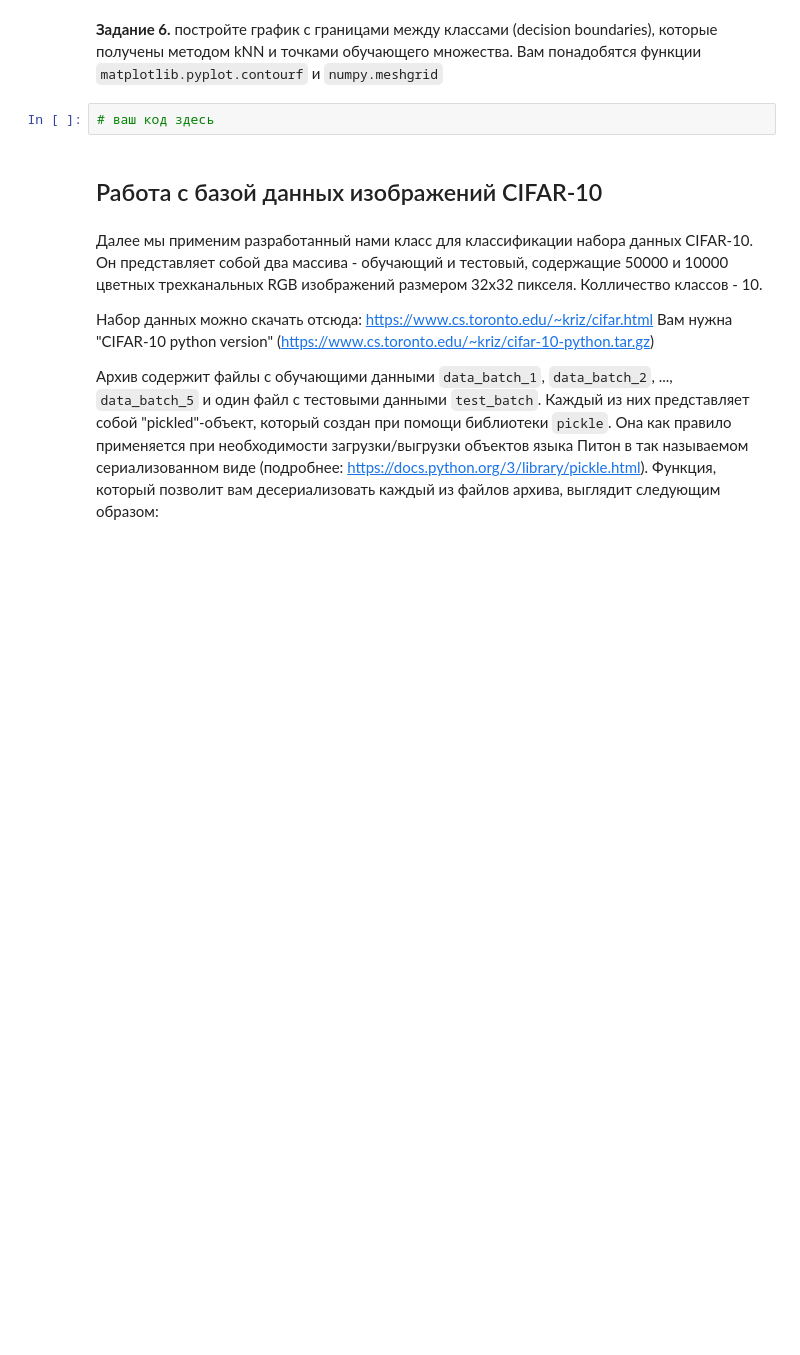
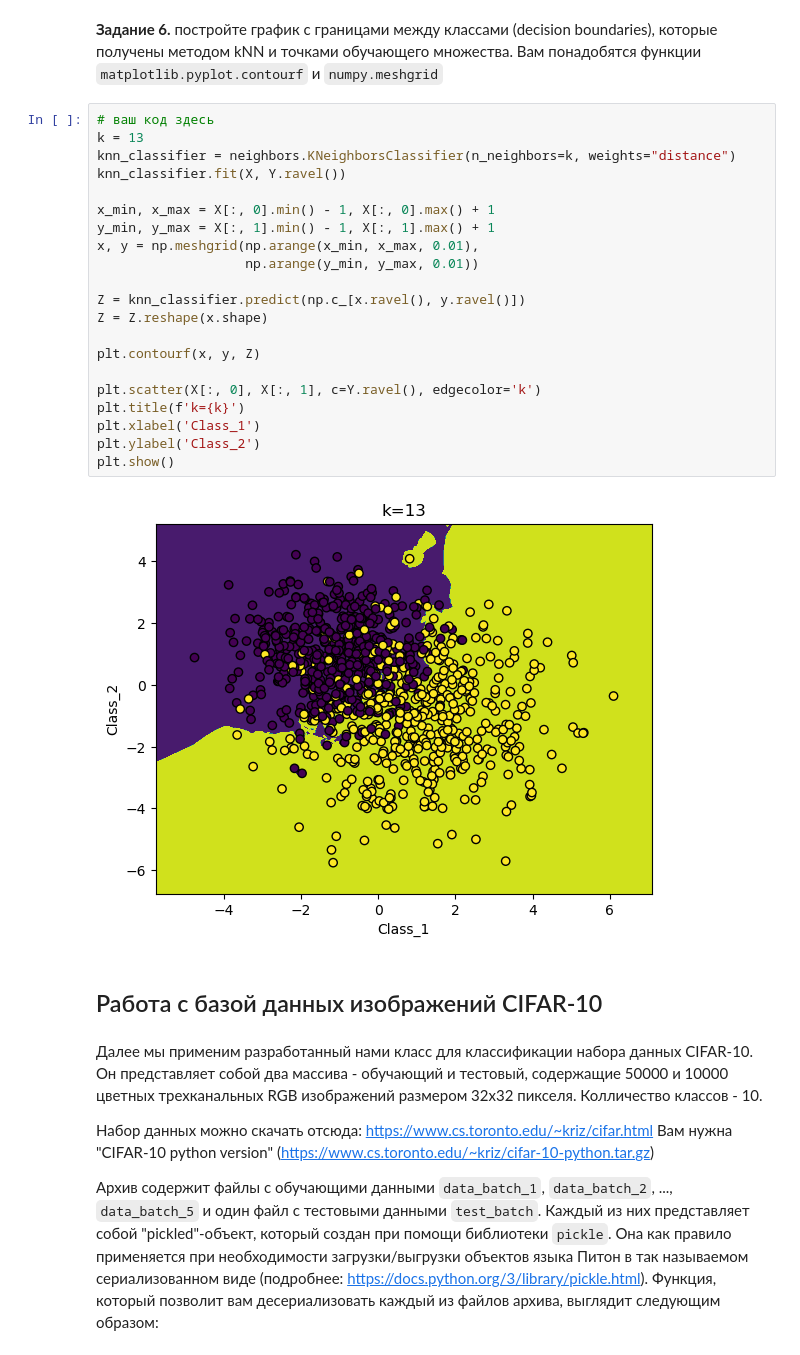
Before and after one commit to SpectralJager/asu_mag, a Jupyter notebook: машинное обучение/Lab3-kNN.ipynb, the cells around one changed output. Cells and saved outputs as stored; diff of their text form; blank space fills up the shorter version.

```diff
--- a/машинное обучение/Lab3-kNN.ipynb
+++ b/машинное обучение/Lab3-kNN.ipynb
@@ -100,7 +193,28 @@ plt.show()
 # %% [markdown]
 **Задание 6.** постройте график с границами между классами (decision boundaries), которые получены методом kNN и точками обучающего множества. Вам понадобятся функции `matplotlib.pyplot.contourf` и `numpy.meshgrid`
-# %%
-# ваш код здесь
+# %%
+# ваш код здесь
+k = 13
+knn_classifier = neighbors.KNeighborsClassifier(n_neighbors=k, weights="distance")
+knn_classifier.fit(X, Y.ravel())
+
+x_min, x_max = X[:, 0].min() - 1, X[:, 0].max() + 1
+y_min, y_max = X[:, 1].min() - 1, X[:, 1].max() + 1
+x, y = np.meshgrid(np.arange(x_min, x_max, 0.01),
+                   np.arange(y_min, y_max, 0.01))
+
+Z = knn_classifier.predict(np.c_[x.ravel(), y.ravel()])
+Z = Z.reshape(x.shape)
+
+plt.contourf(x, y, Z)
+
+plt.scatter(X[:, 0], X[:, 1], c=Y.ravel(), edgecolor='k')
+plt.title(f'k={k}')
+plt.xlabel('Class_1')
+plt.ylabel('Class_2')
+plt.show()
+# %% [output]
+[figure, added]
 # %% [markdown]
 ## Работа с базой данных изображений CIFAR-10
 # %% [markdown]
```
Also changed, not shown: parts of 14 cells of this notebook, 8 other files.
